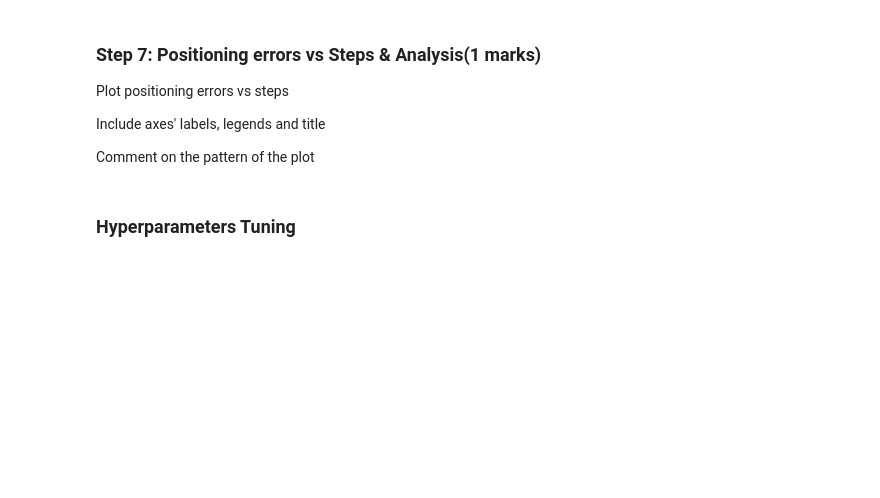
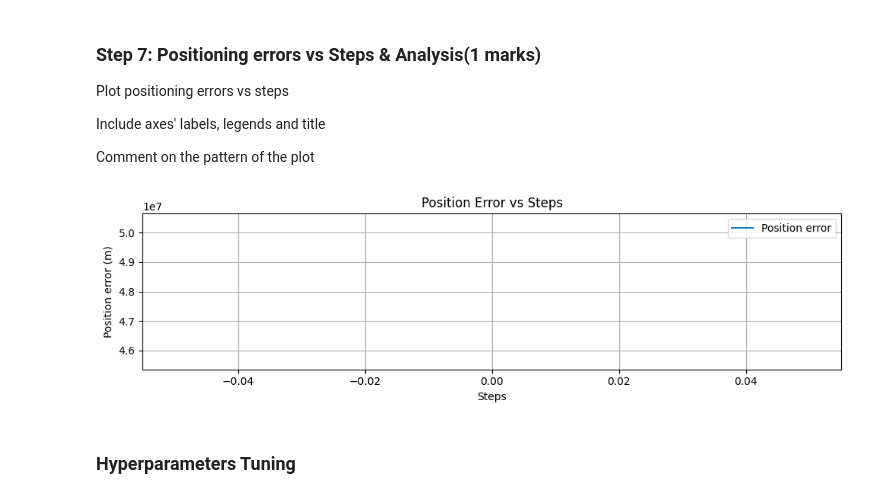
Before and after one commit to NazilaAbedini/ENGG680_2025_Fall, a Jupyter notebook: Lab_Assignment2/Assignment2_Upload.ipynb, the cells around one changed output. Drawn from its saved outputs; the diff is of its cells as text; code cells hidden in the pictures; blank space fills up the shorter version.

```diff
--- a/Lab_Assignment2/Assignment2_Upload.ipynb
+++ b/Lab_Assignment2/Assignment2_Upload.ipynb
@@ -704,3 +721,31 @@ plt.show()
+# %%
+# convert to numpy safely
+arr_err = np.array(arr_err)
+
+# ensure arr_err is 2D: (n_steps, 3)
+if arr_err.ndim == 1:
+    arr_err = arr_err.reshape(1, -1)
+
+# compute position error for each step
+pos_err = np.linalg.norm(arr_err, axis=1)
+
+# plot
+fig, ax = plt.subplots(nrows=1, ncols=1, figsize=(10,3))
+ax.plot(pos_err, label='Position error')
+ax.set_xlabel('Steps')
+ax.set_ylabel('Position error (m)')
+ax.set_title('Position Error vs Steps')
+ax.grid(True)
+ax.legend()
+plt.tight_layout()
+plt.show()
+# Comment on the pattern (0.5 marks)
+# ...
+# The positioning error decreases sharply at the beginning and then stabilizes,
+# indicating that the algorithm quickly adjusts the receiver position before
+# entering a slow improvement phase.
+# %% [output]
+[figure, added]
 # %% [markdown]
 ### **Hyperparameters Tuning**
 # %% [markdown]
```
Also changed, not shown: parts of 15 cells of this notebook.
